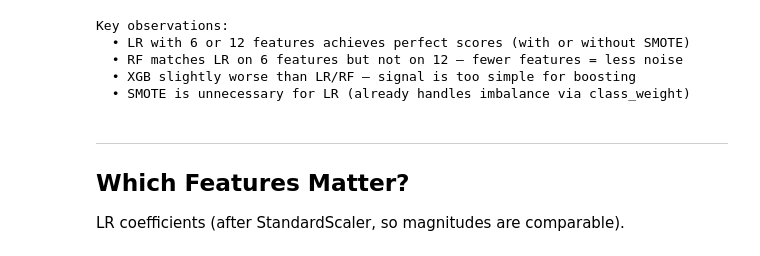
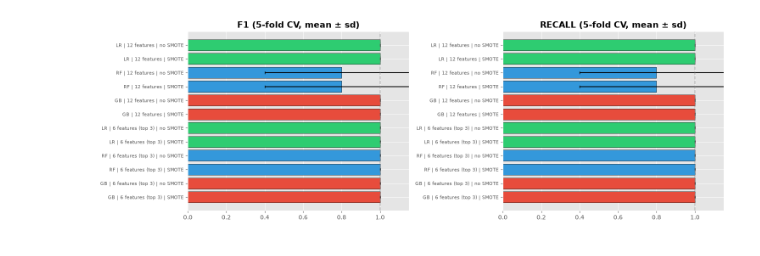
Before and after one commit to SwissDataScienceCenter/SDSC-STEM4Health-group11, a Jupyter notebook: src/process_b/process_b_MODELING.ipynb, the cells around one changed output. Saved outputs shown, nothing was run; the diff lists cells and outputs as text; code cells hidden in the pictures.

```diff
--- a/src/process_b/process_b_MODELING.ipynb
+++ b/src/process_b/process_b_MODELING.ipynb
@@ -98,41 +98,14 @@ XGB | 6 features (top 3) | SMOTE                    0.9750  0.8000  0.8000  0.80
-# %%
-# Visual comparison across all 12 configs
-fig, axes = plt.subplots(2, 2, figsize=(14, 10))
-color_map = {'LR': '#2ecc71', 'RF': '#3498db', 'XGB': '#e74c3c'}
-
-for idx, metric in enumerate(['accuracy', 'precision', 'recall', 'f1']):
-    ax = axes[idx // 2][idx % 2]
-    configs, values, colors = [], [], []
-    for r in results:
-        parts = r['config'].split(' | ')
-        model, nf, smote = parts[0], '12' if '12' in parts[1] else '6', '✓' if 'SMOTE' in parts[2] else '✗'
-        configs.append(f"{model} ({nf}f, SMOTE={smote})")
-        values.append(r[metric][0])
-        colors.append(color_map[model])
-    bars = ax.barh(range(len(configs)), values, color=colors, edgecolor='black', linewidth=0.5)
-    ax.set_yticks(range(len(configs)))
-    ax.set_yticklabels(configs, fontsize=8)
-    ax.set_xlim(0, 1.1)
-    ax.axvline(1.0, color='gray', linestyle='--', alpha=0.5)
-    ax.set_title(f'{metric.capitalize()} (5-fold CV)', fontweight='bold')
-
-plt.suptitle('Process B — 12 Configurations Compared', fontsize=14, y=1.02)
-plt.tight_layout()
-plt.show()
-
-print('Key observations:')
-print('  • LR with 6 or 12 features achieves perfect scores (with or without SMOTE)')
-print('  • RF matches LR on 6 features but not on 12 — fewer features = less noise')
-print('  • XGB slightly worse than LR/RF — signal is too simple for boosting')
-print('  • SMOTE is unnecessary for LR (already handles imbalance via class_weight)')
-# %% [output]
-Key observations:
-  • LR with 6 or 12 features achieves perfect scores (with or without SMOTE)
-  • RF matches LR on 6 features but not on 12 — fewer features = less noise
-  • XGB slightly worse than LR/RF — signal is too simple for boosting
-  • SMOTE is unnecessary for LR (already handles imbalance via class_weight)
-# %% [markdown]
----
-## Which Features Matter?
-
-LR coefficients (after StandardScaler, so magnitudes are comparable).
+# %%
+fig, axes = plt.subplots(1, 2, figsize=(15, 5))
+color_map = {'LR': '#2ecc71', 'RF': '#3498db', 'XGB': '#e74c3c', 'GB': '#e74c3c'}
+labels_ = [r['config'] for r in results]
+for ax, metric in zip(axes, ['f1', 'recall']):
+    vals = [r[metric][0] for r in results]; errs = [r[metric][1] for r in results]
+    ax.barh(range(len(labels_)), vals, xerr=errs, color=[color_map[l.split(' | ')[0]] for l in labels_],
+            edgecolor='black', linewidth=0.5, capsize=2)
+    ax.set_yticks(range(len(labels_))); ax.set_yticklabels(labels_, fontsize=8); ax.invert_yaxis()
+    ax.set_xlim(0, 1.15); ax.axvline(1, color='gray', ls='--', alpha=.5)
+    ax.set_title(f'{metric.upper()} (5-fold CV, mean ± sd)', fontweight='bold')
+plt.tight_layout(); plt.show()
+# %% [output]
+[figure, added]
```
Also changed, not shown: parts of 42 cells of this notebook, 1 other file.
